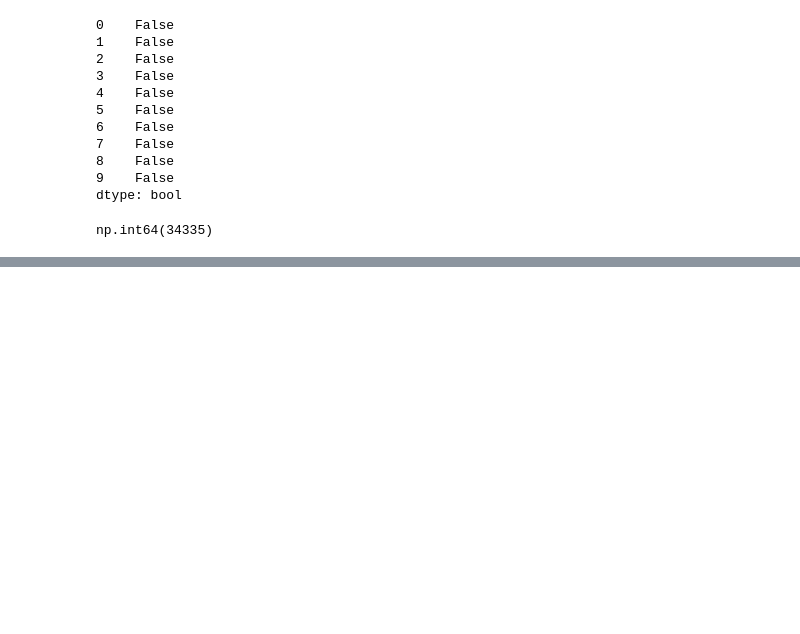
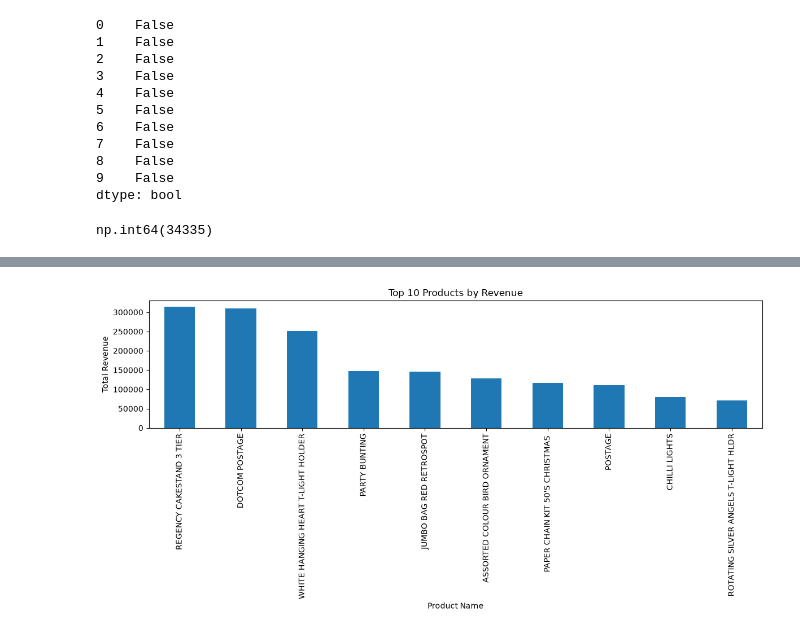
Before and after one commit to VedantWagh57/Project, a Jupyter notebook: E-Commerce_Analysis.ipynb, the cells around one changed output, grey strips where cells are left out. Drawn from its saved outputs; the diff is of its cells as text; code cells hidden in the pictures; blank space fills up the shorter version.

```diff
--- a/E-Commerce_Analysis.ipynb
+++ b/E-Commerce_Analysis.ipynb
@@ -237,0 +296,2 @@ np.int64(34335)
+# %%
+df["Day"] = df["InvoiceDate"].dt.day
@@ -237,0 +319,3 @@ np.int64(34335)
+# %%
+#calculate total sales
+df["TotalSales"] = df["Quantity"] * df["Price"]
@@ -237,0 +340,4 @@ np.int64(34335)
+# %%
+product_sales = df.groupby("Description")["TotalSales"].sum()
+# %%
+product_sales = product_sales.sort_values(ascending=False)
@@ -237,0 +375,18 @@ np.int64(34335)
+# %%
+import matplotlib.pyplot as plt
+
+top_10 = product_sales.head(10)
+
+plt.figure(figsize=(12, 6))
+
+top_10.plot(kind="bar")
+
+plt.title("Top 10 Products by Revenue")
+plt.xlabel("Product Name")
+plt.ylabel("Total Revenue")
+plt.xticks(rotation=90)
+plt.tight_layout()
+
+plt.show()
+# %% [output]
+[figure, added]
```
Also changed, not shown: parts of 39 cells of this notebook, 1 other file.
